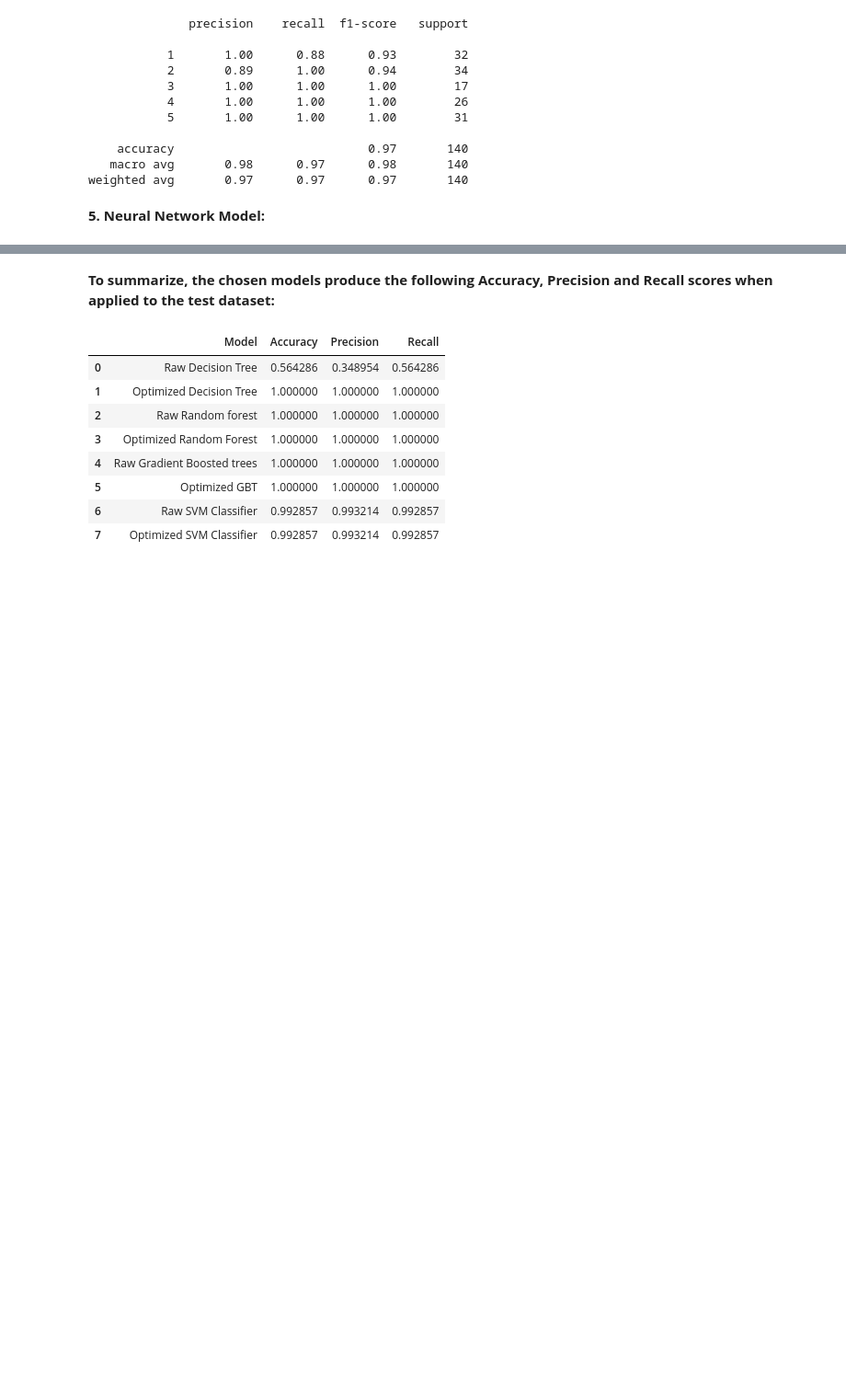
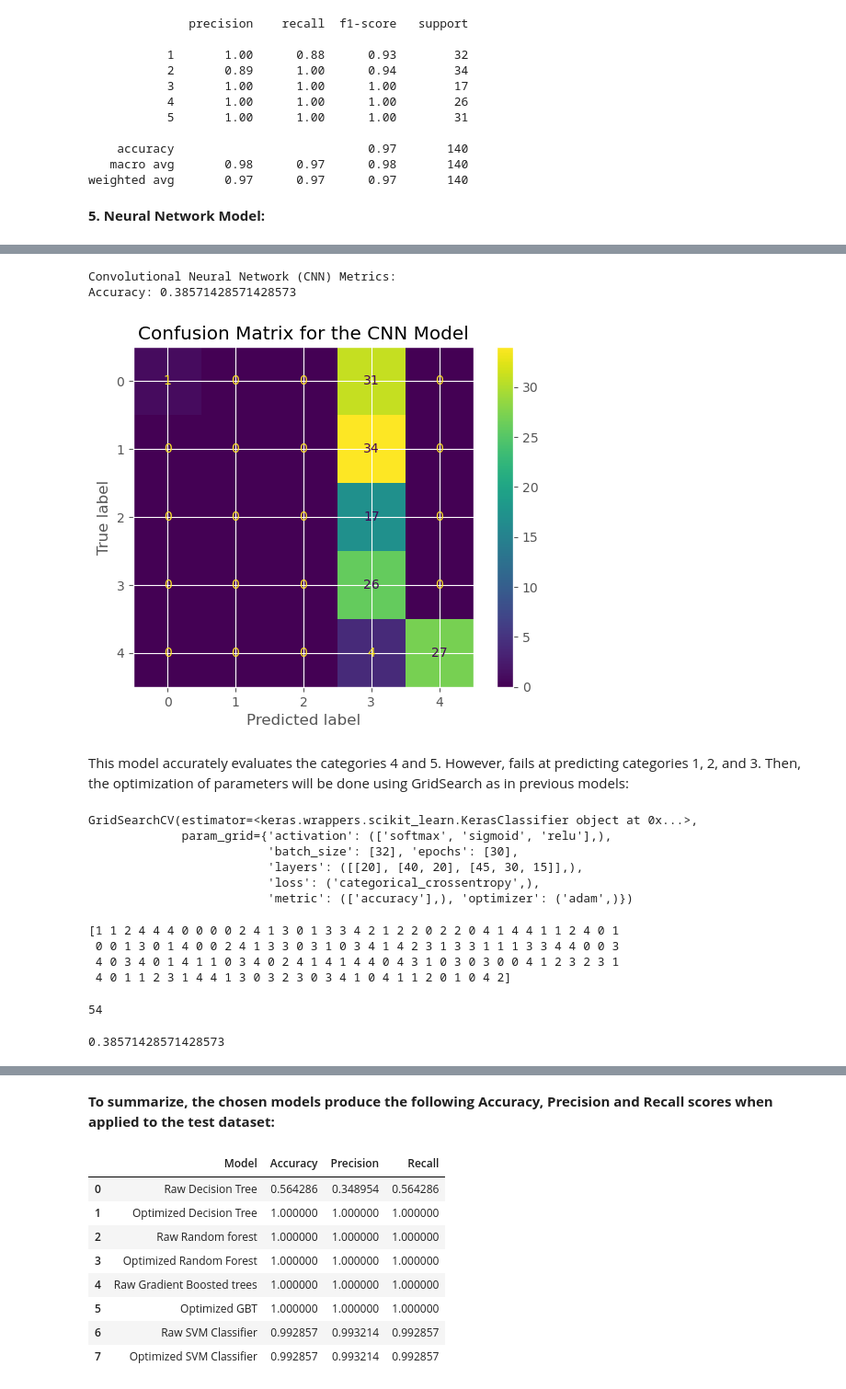
Before and after one commit to bizzaccelerator/classification_of_consumer_behaviour, a Jupyter notebook: notebook.ipynb, the cells around one changed output, grey strips where cells are left out. Shown: that part at 92% size. Drawn from its saved outputs; the diff is of its cells as text; code cells hidden in the pictures; blank space fills up the shorter version.

Commit message:
CNN model raw trained.

```diff
--- a/notebook.ipynb
+++ b/notebook.ipynb
@@ -1114,0 +1153,4 @@ __5. Neural Network Model:__
+# %%
+# Then the model is instanciated as:
+nn_model = KerasClassifier(build_fn=create_model, verbose=0)
+nn_model
@@ -1114,0 +1159,13 @@ __5. Neural Network Model:__
+# %%
+# The parameters for trainig are:
+optimizer='adam',
+loss='categorical_crossentropy',
+metric=['accuracy'],
+layers = [20],
+activation='softmax',
+
+parameters = dict(layers=layers, activation=activation, optimizer=optimizer, loss=loss, metric=metric,batch_size = [32], epochs=[30])
+
+# The model is prepared as:
+grid = GridSearchCV(estimator=nn_model, param_grid=parameters)
+grid
@@ -1114,0 +1178,7 @@ __5. Neural Network Model:__
+# %%
+# Hence, the model is trained:
+history = grid.fit(X_train_scaled,y_train_encoded)
+# %%
+# The trained model is used to predict the values in the test dataset:
+predictions = history.predict(X_val_scaled)
+predictions
@@ -1114,0 +1194,39 @@ __5. Neural Network Model:__
+# %%
+# The indicator chosen for assessing the validity of the model is Accuracy:
+print("Convolutional Neural Network (CNN) Metrics:")
+print("Accuracy:", accuracy_score(y_val, predictions))
+# %% [output]
+Convolutional Neural Network (CNN) Metrics:
+Accuracy: 0.38571428571428573
+# %%
+# Create a confusion matrix
+cm_nn = confusion_matrix(y_val, predictions)
+
+# Display the confusion matrix created
+disp = ConfusionMatrixDisplay(confusion_matrix=cm_nn, display_labels=history.classes_).plot()
+plt.title('Confusion Matrix for the CNN Model')
+plt.show()
+# %% [output]
+[figure, added]
+# %% [markdown]
+This model accurately evaluates the categories 4 and 5. However, fails at predicting categories 1, 2, and 3. Then, the optimization of parameters will be done using GridSearch as in previous models:
+# %%
+# The parameters for trainig are:
+optimizer='adam',
+loss='categorical_crossentropy',
+metric=['accuracy'],
+layers = [[20],[40, 20],[45, 30, 15]],
+activation=['softmax', 'sigmoid', 'relu'],
+
+full_parameters = dict(layers=layers, activation=activation, optimizer=optimizer, loss=loss, metric=metric,batch_size = [32], epochs=[30])
+
+# The model is prepared as:
+opt_grid = GridSearchCV(estimator=nn_model, param_grid=full_parameters)
+opt_grid
+# %% [output]
+GridSearchCV(estimator=<keras.wrappers.scikit_learn.KerasClassifier object at 0x...>,
+             param_grid={'activation': (['softmax', 'sigmoid', 'relu'],),
+                         'batch_size': [32], 'epochs': [30],
+                         'layers': ([[20], [40, 20], [45, 30, 15]],),
+                         'loss': ('categorical_crossentropy',),
+                         'metric': (['accuracy'],), 'optimizer': ('adam',)})
@@ -1114,0 +1236,15 @@ __5. Neural Network Model:__
+# %%
+print(y_val.values)
+# %% [output]
+[1 1 2 4 4 4 0 0 0 0 2 4 1 3 0 1 3 3 4 2 1 2 2 0 2 2 0 4 1 4 4 1 1 2 4 0 1
+ 0 0 1 3 0 1 4 0 0 2 4 1 3 3 0 3 1 0 3 4 1 4 2 3 1 3 3 1 1 1 3 3 4 4 0 0 3
+ 4 0 3 4 0 1 4 1 1 0 3 4 0 2 4 1 4 1 4 4 0 4 3 1 0 3 0 3 0 0 4 1 2 3 2 3 1
+ 4 0 1 1 2 3 1 4 4 1 3 0 3 2 3 0 3 4 1 0 4 1 1 2 0 1 0 4 2]
+# %%
+sum(predictions == y_val)
+# %% [output]
+54
+# %%
++54/140
+# %% [output]
+0.38571428571428573
```
Also changed, not shown: parts of 12 cells of this notebook.
